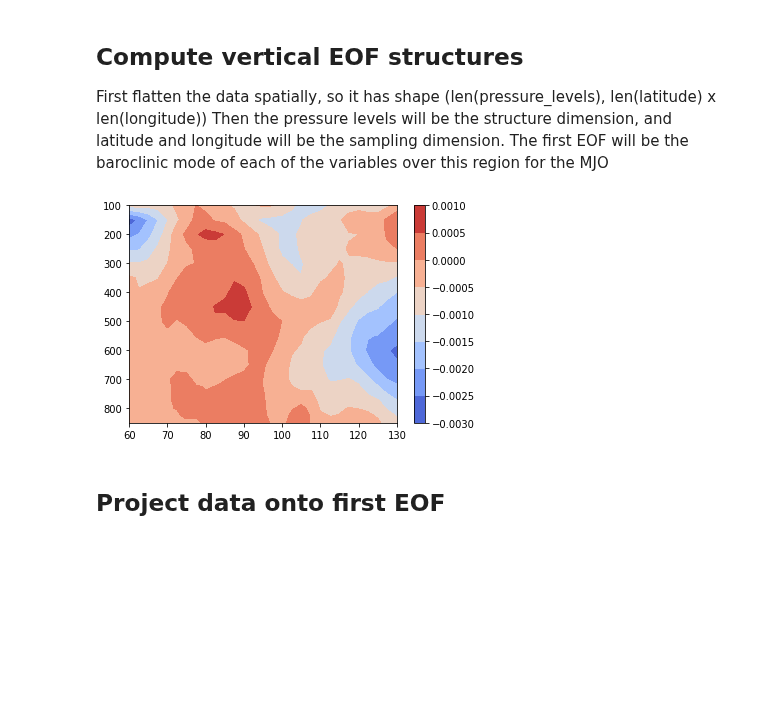
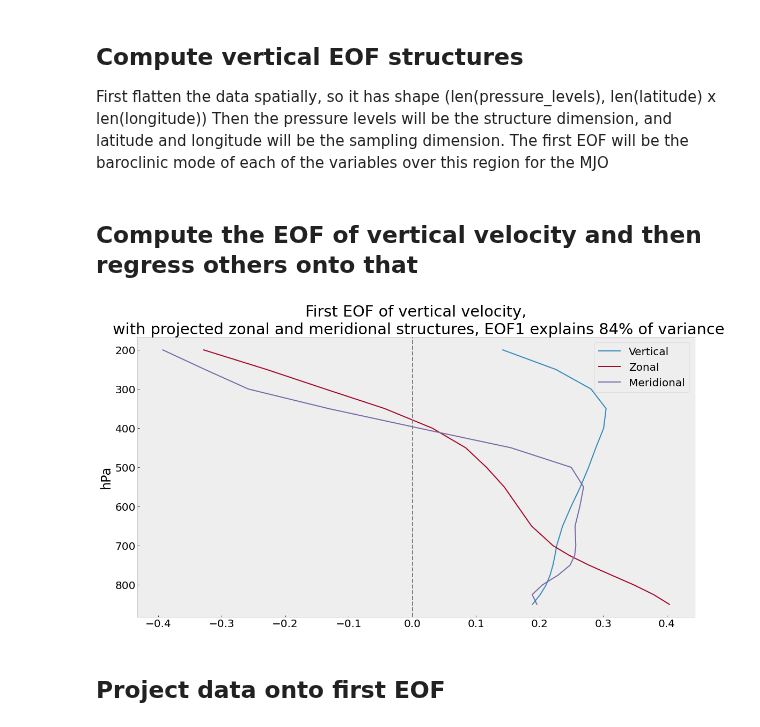
Before and after one commit to spencer-ressel/thesis-work, a Jupyter notebook: bayesian_inference.ipynb, the cells around one changed output. Cells and saved outputs as stored; diff of their text form; code cells hidden in the pictures; blank space fills up the shorter version.

Commit message:
fixed copy issue, calculating EOF of only vertical velocity and projecting

```diff
--- a/bayesian_inference.ipynb
+++ b/bayesian_inference.ipynb
@@ -236,9 +239,10 @@ plt.show()
 # %% [markdown]
 ## Detrend data in time
 # %%
-variables_detrended = variables_dict.copy()
+variables_detrended = {}
 
 for variable in variables_dict:
+    variables_detrended[variable] = variables_dict[variable].copy(deep=True)
     variables_detrended[variable].values = signal.detrend(variables_dict[variable], axis=0, type='linear')
 # %% [markdown]
 ## Remove the annual cycle and first three harmonics
@@ -305,15 +300,31 @@ for variable in variables_dict:
+# %%
+variables_boreal_winter = {}
+variables_boreal_winter_mean = {}
+winter_months = [11,12,1,2,3,4]
+
+for variable in variables_dict:
+    variables_boreal_winter[variable] = variables_filtered[variable].copy(deep=True)
+    variables_boreal_winter[variable] = variables_boreal_winter[variable].sel(
+        time=time['time.month'].isin(winter_months))
+
+    variables_boreal_winter_mean[variable] = variables_boreal_winter[variable].mean(dim='time')
 # %% [markdown]
 ## Compute vertical EOF structures
 First flatten the data spatially, so it has shape (len(pressure_levels), len(latitude) x len(longitude))
 Then the pressure levels will be the structure dimension, and latitude and longitude will be the sampling dimension. The first EOF will be the baroclinic mode of each of the variables over this region for the MJO
 # %%
 variables_flattened = {}
+variables_array = np.empty((3*len(pressure_levels), len(latitude)*len(longitude)))
 
-for variable in variables_dict:
+for variable in ['zonal velocity', 'meridional velocity', 'vertical velocity']:
     variables_flattened[variable] = np.reshape(
-        variables_time_mean[variable],
+        variables_boreal_winter_mean[variable].values,
         (
             len(pressure_levels),
             len(latitude)*len(longitude)
         )
     )
+
+variables_array[:len(pressure_levels),:] = variables_flattened['zonal velocity']
+variables_array[len(pressure_levels):2*len(pressure_levels),:] = variables_flattened['meridional velocity']
+variables_array[2*len(pressure_levels):,:] = variables_flattened['vertical velocity']
@@ -329,11 +331,3 @@ for variable in variables_dict:
-# %%
-variables_meridionally_averaged['zonal velocity'].shape
-plt.contourf(longitude,
-             pressure_levels,
-             variables_meridionally_averaged['zonal velocity'],
-             cmap='coolwarm')
-plt.colorbar()
-plt.gca().invert_yaxis()
-# %% [output]
-[figure, removed]
+# %% [markdown]
+## Compute the EOF of vertical velocity and then regress others onto that
 # %%
@@ -354,3 +344,27 @@ for variable in variables_dict:
+# %%
+# Project zonal and meridional structures onto first EOF of vertical velocity
+zonal_projection = np.einsum('ij, j->i', variables_flattened['zonal velocity'], (variables_PC[0]/np.std(variables_PC[0])))/377
+meridional_projection = np.einsum('ij, j->i', variables_flattened['meridional velocity'], (variables_PC[0]/np.std(variables_PC[0])))/377
+
+
+plt.style.use('bmh')
+plt.figure(figsize=(16,9))
+plt.title(
+    'First EOF of vertical velocity,'
+    + '\n with projected zonal and meridional structures,'
+    + f' EOF1 explains {eigval_explained_var[0]:0.0f}% of variance')
+plt.plot(-variables_EOF[0], pressure_levels, label='Vertical')
+plt.plot(zonal_projection/np.linalg.norm(zonal_projection), pressure_levels, label='Zonal')
+plt.plot(meridional_projection/np.linalg.norm(meridional_projection), pressure_levels, label='Meridional')
+plt.axvline(0, ls='--', color='gray')
+plt.ylabel('hPa')
+plt.gca().invert_yaxis()
+plt.legend()
+plt.grid(False)
+plt.tight_layout()
+plt.show()
+# %% [output]
+[figure, added]
 # %% [markdown]
 ## Project data onto first EOF
 # %%
```
Also changed, not shown: parts of 7 cells of this notebook.
